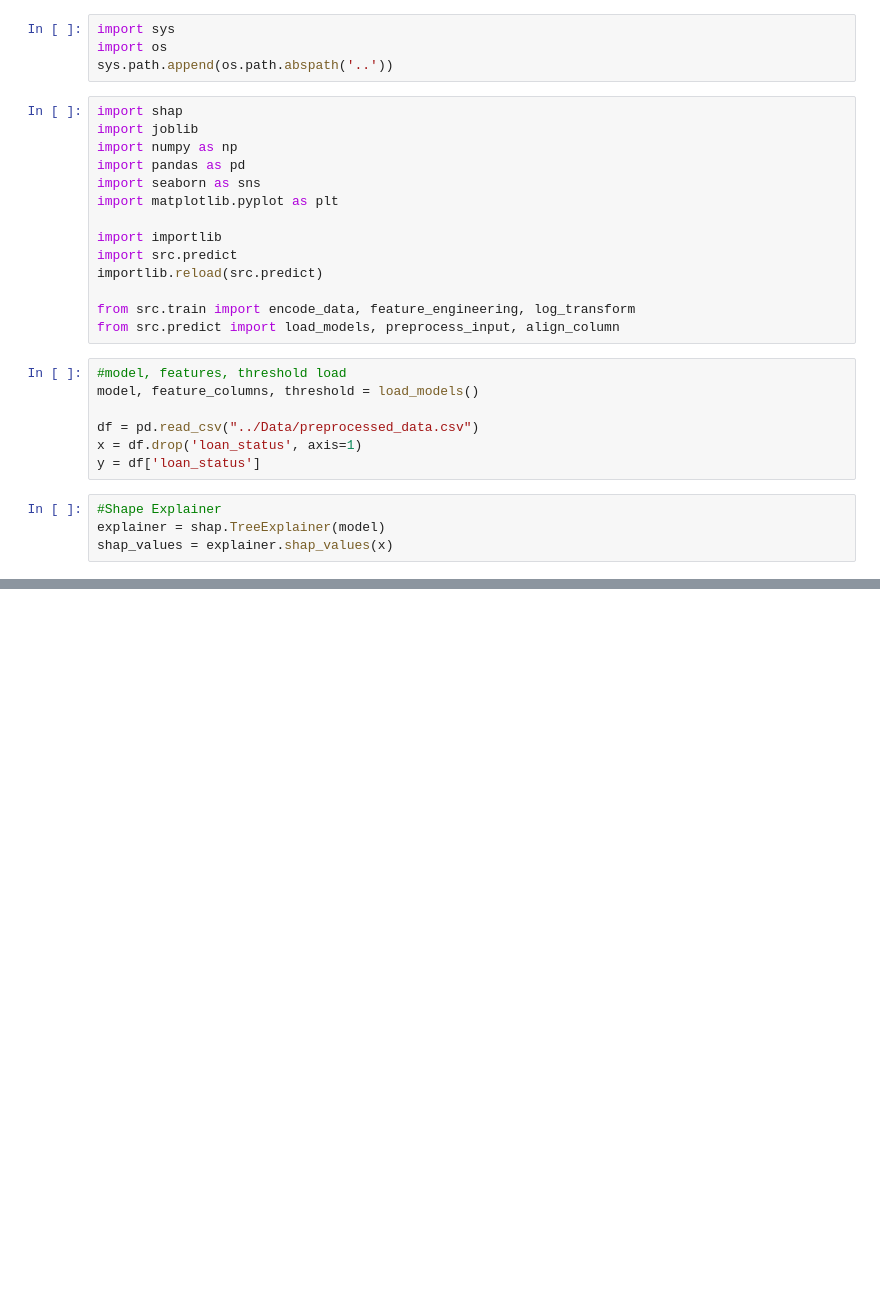
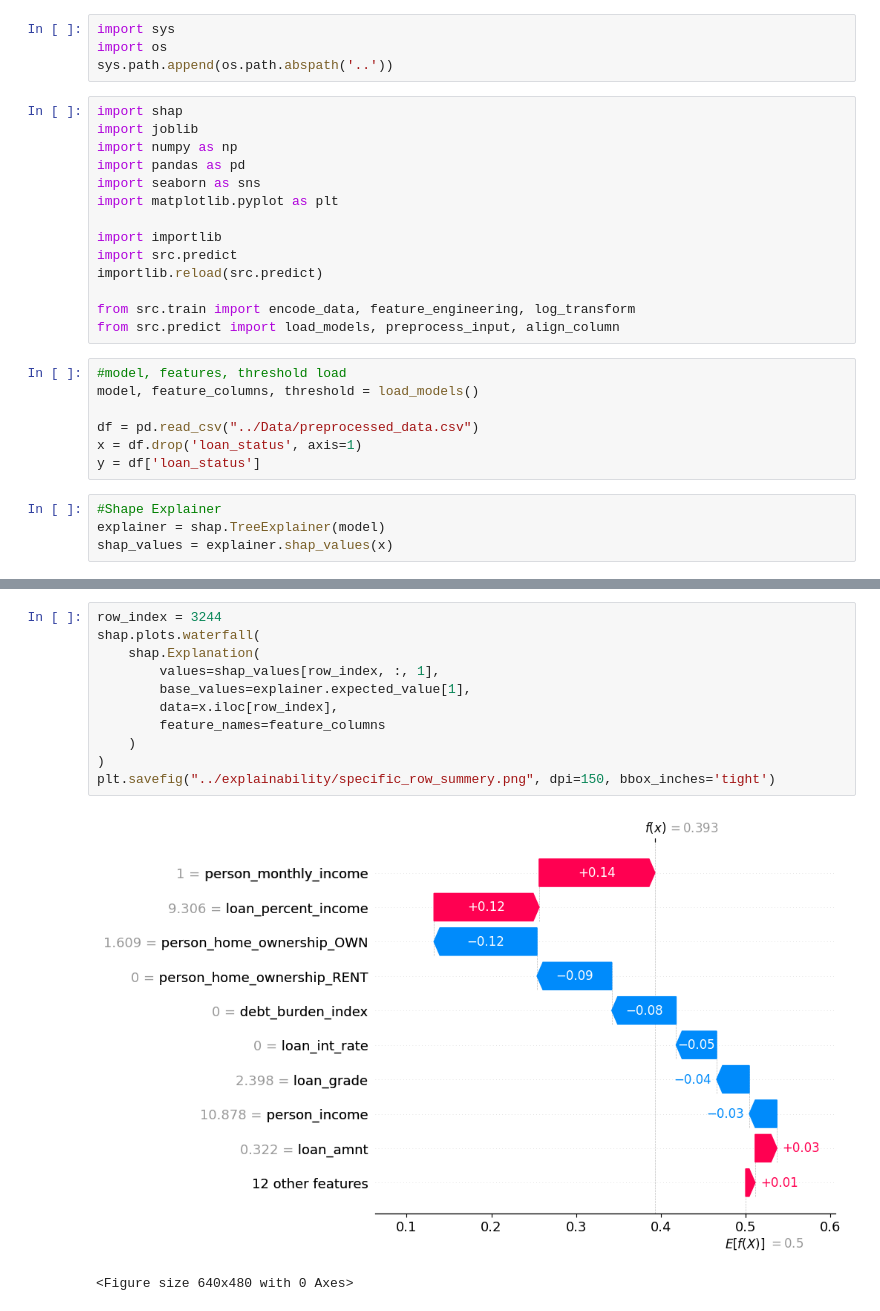
Before and after one commit to Md-Maruf-1727/loan-risk-analysis-xai, a Jupyter notebook: Notebooks/05_explainability.ipynb, the cells around one changed output, grey strips where cells are left out. Saved outputs shown, nothing was run; the diff lists cells and outputs as text; blank space fills up the shorter version.

```diff
--- a/Notebooks/05_explainability.ipynb
+++ b/Notebooks/05_explainability.ipynb
@@ -29,0 +43,14 @@ shap_values = explainer.shap_values(x)
+# %%
+row_index = 3244
+shap.plots.waterfall(
+    shap.Explanation(
+        values=shap_values[row_index, :, 1],
+        base_values=explainer.expected_value[1],
+        data=x.iloc[row_index],
+        feature_names=feature_columns
+    )
+)
+plt.savefig("../explainability/specific_row_summery.png", dpi=150, bbox_inches='tight')
+# %% [output]
+[figure, added]
+<Figure size 640x480 with 0 Axes>
```
Also changed, not shown: parts of 1 cell of this notebook, 2 other files.
